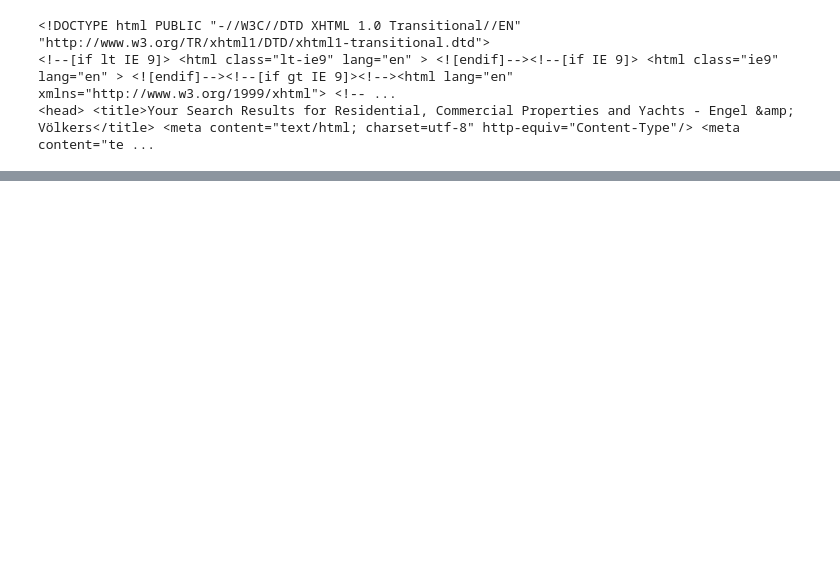
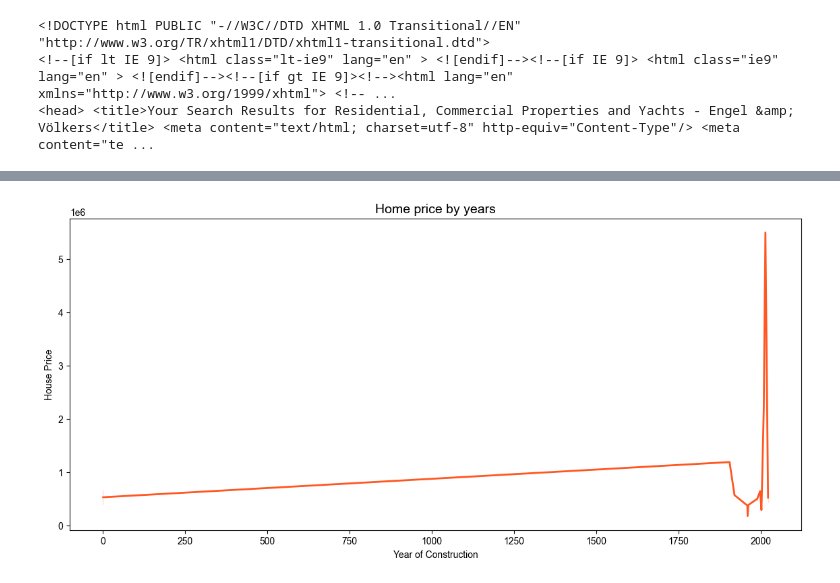
Before and after one commit to necmettinalver/Advanced-Price-Forecast, a Jupyter notebook: homePrice.ipynb, the cells around one changed output, grey strips where cells are left out. Saved outputs shown, nothing was run; the diff lists cells and outputs as text; code cells hidden in the pictures; blank space fills up the shorter version.

```diff
--- a/homePrice.ipynb
+++ b/homePrice.ipynb
@@ -399,0 +587,9 @@ df.head()
+# %%
+for col in df.columns:
+    try:
+        if(df[col].dtype=='string' or df[col].dtype=='object'):
+            df[col] = df[col].astype(int)
+    except ValueError:
+        pass      # or whatever
+
+df.dtypes
@@ -399,0 +625,9 @@ df.head()
+# %%
+plt.figure(figsize=(14,6))
+mpl.rcParams.update(mpl.rcParamsDefault) #matplotlib orjinal teması
+plt.title('Home price by years',fontsize = 14)
+sns.set(rc = {'axes.facecolor' : '#283747', 'axes.grid':True, 'xtick.labelsize': 14, 'ytick.labelsize':14})
+sns.lineplot(x=df['Year of Construction'], y=df['House Price'], data=df, color="#FF5722", linewidth=2)
+plt.show()
+# %% [output]
+[figure, added]
```
Also changed, not shown: parts of 52 cells of this notebook, 3 other files.
